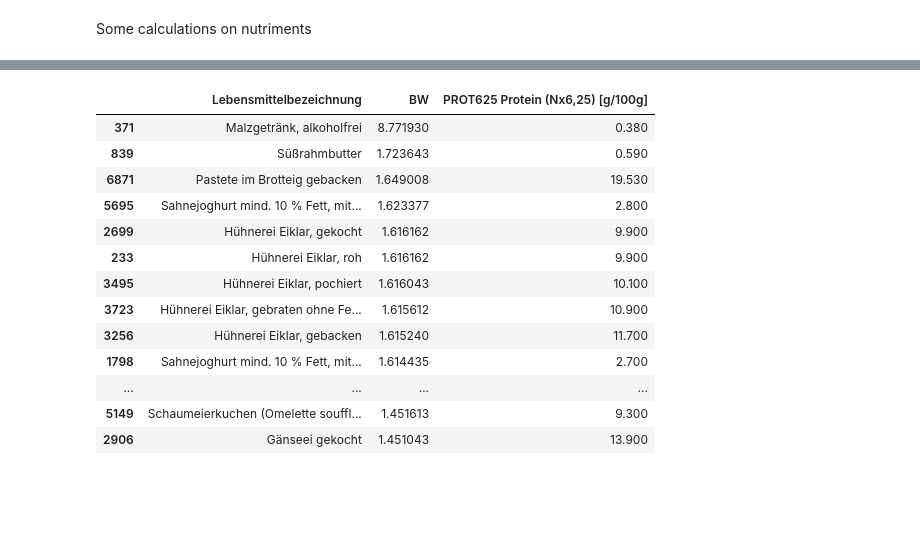
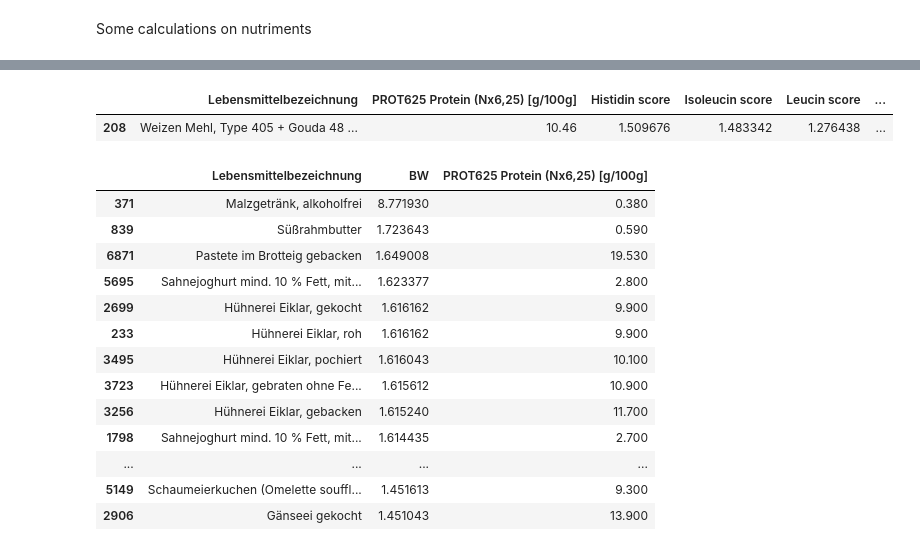
Before and after one commit to Ipagaxi/NutriStuff, a Jupyter notebook: NutriStuff.ipynb, the cells around one changed output, grey strips where cells are left out. Saved outputs shown, nothing was run; the diff lists cells and outputs as text; code cells hidden in the pictures; blank space fills up the shorter version.

Commit message:
added percentage to combining products

```diff
--- a/NutriStuff.ipynb
+++ b/NutriStuff.ipynb
@@ -108,20 +128,25 @@ get_veggie_only(get_aa_scores("")).sort_values('Lysin score', ascending=False).h
 # %%
 def combine_products(product_names):
   if len(product_names) == 0:
     print("No names specified")
     return
   product_score_matrix = []
   for product in product_names:
-    product_score_matrix.append(get_aa_scores(product))
+    aa_score = get_aa_scores(product[0])
+    aa_score[list(score_cols)] *= product[1]
+    product_score_matrix.append(aa_score)
   n = min(len(df) for df in product_score_matrix)
   combination = product_score_matrix[0]
   for i in range(1, len(product_score_matrix)):
     combination[list(score_cols)] = combination[list(score_cols)].iloc[:n].values + product_score_matrix[i][score_cols].iloc[:n].values
     combination["Lebensmittelbezeichnung"] = combination["Lebensmittelbezeichnung"].iloc[:n].values + " + " + product_score_matrix[i]["Lebensmittelbezeichnung"].iloc[:n].values
-  combination[list(score_cols)] /= len(product_score_matrix)
+  #combination[list(score_cols)] /= len(product_score_matrix)
   return combination
 
-combine_products(["Hafer flocken", "Vollmilch "])
+combine_products([("Weizen Mehl, Type 405", 0.45), ("Gouda ", 0.55)])
+# %% [output]
+|  | Lebensmittelbezeichnung | PROT625 Protein (Nx6,25) [g/100g] | Histidin score | Isoleucin score | Leucin score | ... |
+| 208 | Weizen Mehl, Type 405 + Gouda 48 ... | 10.46 | 1.509676 | 1.483342 | 1.276438 | ... |
 # %%
 all_veggie_products = get_veggie_only(get_aa_scores(""))
 all_veggie_products["BW"] = all_veggie_products[score_cols].min(axis=1)
```
Also changed, not shown: parts of 2 cells of this notebook.
